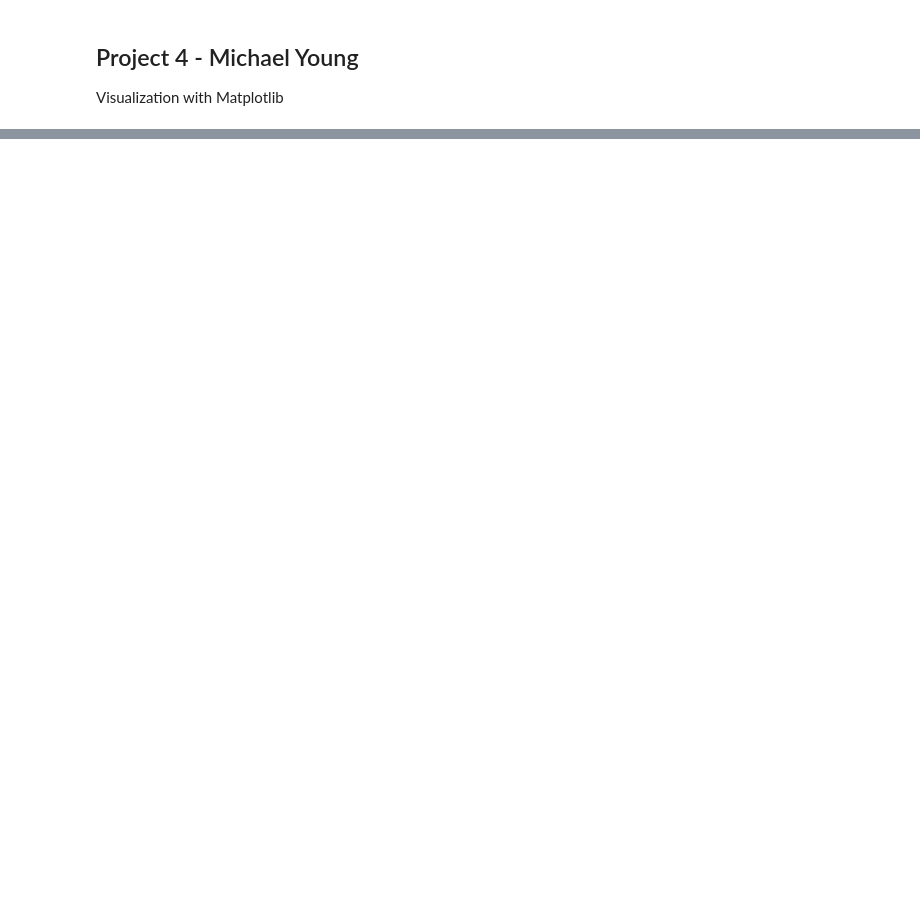
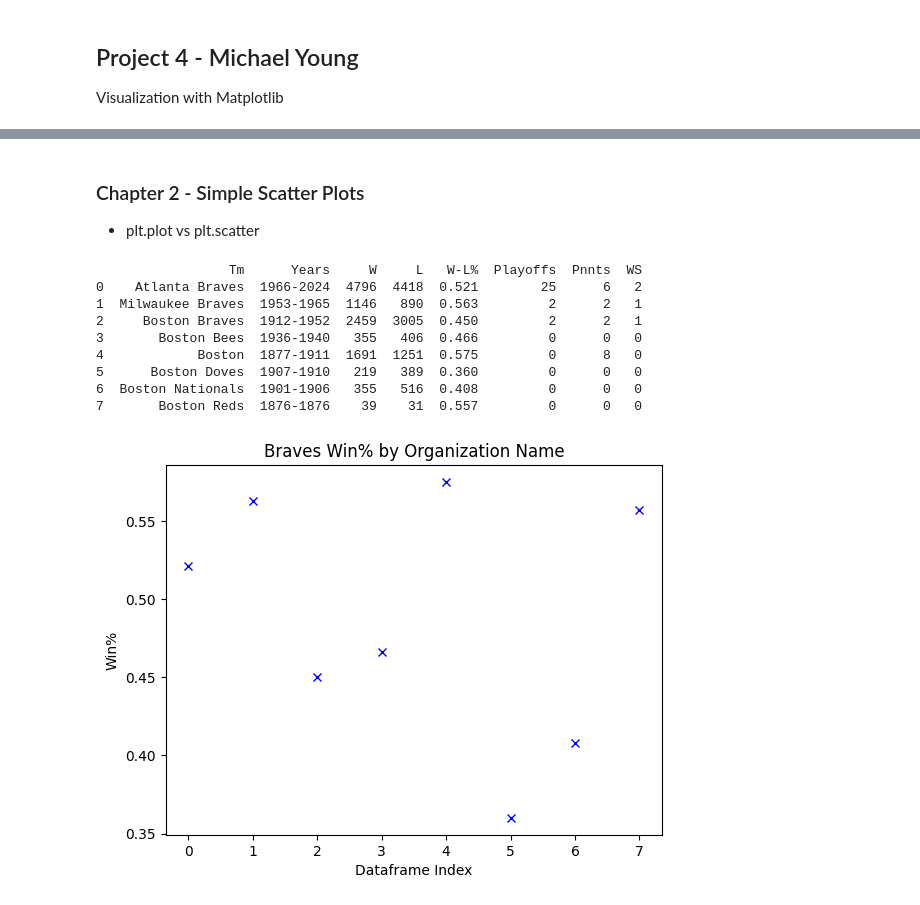
Before and after one commit to C00lEagle/Project4, a Jupyter notebook: Project4MY.ipynb, the cells around one changed output, grey strips where cells are left out. Saved outputs shown, nothing was run; the diff lists cells and outputs as text; code cells hidden in the pictures; blank space fills up the shorter version.

```diff
--- a/Project4MY.ipynb
+++ b/Project4MY.ipynb
@@ -13,0 +124,27 @@ from mpl_toolkits import mplot3d
+# %% [markdown]
+### Chapter 2 - Simple Scatter Plots
+- plt.plot vs plt.scatter
+# %%
+# Chapter 2
+# Braves Win% by Organization Name
+diff_braves = pd.read_csv('diff_braves.csv')
+diff_braves = diff_braves[:-1]
+print(diff_braves)
+
+plt.style.use('default')
+plt.plot(diff_braves.index, diff_braves['W-L%'], 'x', color='blue')
+plt.title(f'Braves Win% by Organization Name')
+plt.xlabel('Dataframe Index')
+plt.ylabel(f'Win%')
+plt.show()
+# %% [output]
+                 Tm      Years     W     L   W-L%  Playoffs  Pnnts  WS
+0    Atlanta Braves  1966-2024  4796  4418  0.521        25      6   2
+1  Milwaukee Braves  1953-1965  1146   890  0.563         2      2   1
+2     Boston Braves  1912-1952  2459  3005  0.450         2      2   1
+3       Boston Bees  1936-1940   355   406  0.466         0      0   0
+4            Boston  1877-1911  1691  1251  0.575         0      8   0
+5      Boston Doves  1907-1910   219   389  0.360         0      0   0
+6  Boston Nationals  1901-1906   355   516  0.408         0      0   0
+7       Boston Reds  1876-1876    39    31  0.557         0      0   0
+[figure, added]
```
Also changed, not shown: parts of 33 cells of this notebook.
